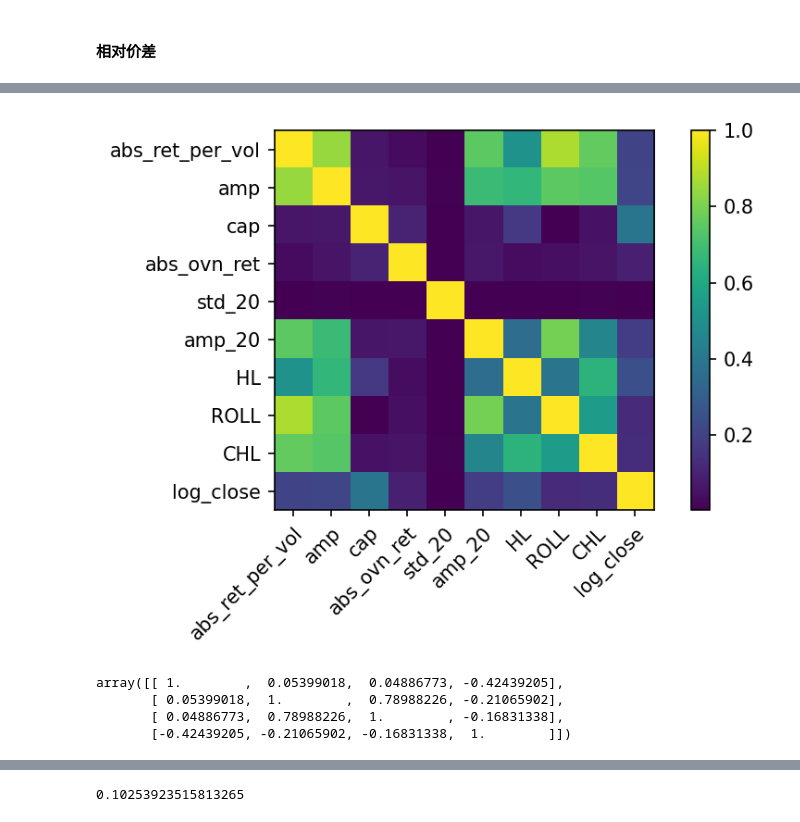
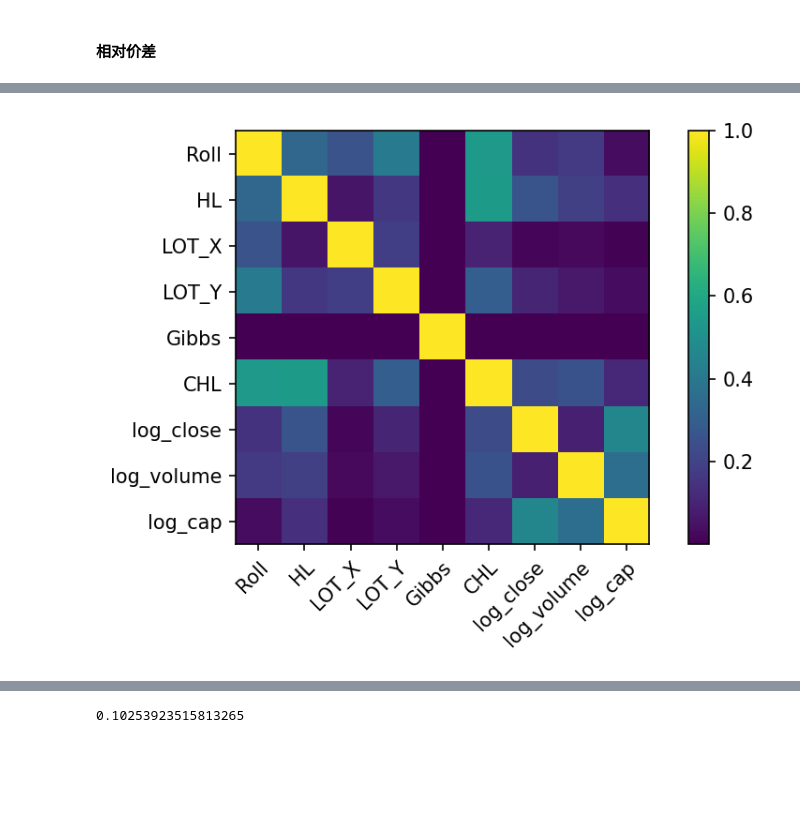
Before and after one commit to GYMS-PKU/Low-Frequency-Spread-Estimator, a Jupyter notebook: notebook/特征相关性.ipynb, the cells around one changed output, grey strips where cells are left out. Cells and saved outputs as stored; diff of their text form; code cells hidden in the pictures; blank space fills up the shorter version.

```diff
--- a/notebook/特征相关性.ipynb
+++ b/notebook/特征相关性.ipynb
@@ -252,6 +218,5 @@ vif arg:  [2 9 7 5 3 6 8 1 4 0]
 # %%
-fea_names = np.array([ 'abs_ret_per_vol', 'amp', 'cap',
-             'abs_ovn_ret', 'std_20', 'amp_20', 'HL', 'ROLL', 'CHL', 'log_close'])
+fea_names = np.array([ 'Roll', 'HL', 'LOT_X', 'LOT_Y', 'Gibbs', 'CHL', 'log_close', 'log_volume', 'log_cap'])
 
 plt.figure(dpi=150)
 plt.xticks(np.arange(len(fea_names)), labels=fea_names,
@@ -291,7 +233,6 @@ array([[1.        , 0.97814828, 0.2927334 , 0.95827788, 0.98621244,
 # %%
-fea_se = [0, 4, 5, 8]
-fea_se = [i for i in range(10)]
-X = sm.add_constant(x_spread[:, fea_se])
+# fea_se = [0, 1, 2, 3, 4, 5, 7, 10, 11]
+X = sm.add_constant(x_spread)
 model = sm.OLS(y_spread*100,X)
 res = model.fit()
 res.summary()
@@ -325,8 +265,9 @@ OLS Regression Results
 Notes:
 [1] Standard Errors assume that the covariance matrix of the errors is correctly specified.
 # %%
-corr = [np.corrcoef(np.sum((x_test_spread[i].cpu().numpy() * res.params[1:]),axis=1) + res.params[0],
-             y_test_spread[i].cpu().numpy()[:,0])[0,1] for i in range(80)]
+fea_se = [0, 1, 2, 3, 4, 5, 7, 10, 11]
+corr = [np.corrcoef(np.sum((x_test_spread[i].cpu().numpy()[:, [0, 1, 2, 3, 4, 5, 7, 10, 11]] * res.params[1:]),axis=1) + res.params[0],
+             y_test_spread[i].cpu().numpy()[:,0])[0,1] for i in range(40)]
 
 np.mean(corr)
 # %% [output]
@@ -359,7 +293,7 @@ with open(r'D:\Documents\学习资料\本科毕业论文/data/target_rela.pkl',
     target = pickle.load(f)
 with open(r'D:\Documents\学习资料\本科毕业论文/data//close_top.pkl', 'rb') as f:
     close_top = pickle.load(f)
-x, y = get_train_data_cs(signal, target, univ & close_top)
+x, y = get_train_data_cs(signal, target, univ & close_top, 20, 160)
 xx = []
 for x_ in x:
     for i in range(x_.shape[1]):
@@ -368,7 +302,7 @@ for x_ in x:
     xx.append(x_)
 x = xx
 
-x_test_rela, y_test_rela = get_train_data_cs(signal, target, univ & close_top, 80, 160)
+x_test_rela, y_test_rela = get_train_data_cs(signal, target, univ & close_top, 160, 200)
 xx = []
 for x_ in x_test_rela:
     for i in range(x_.shape[1]):
@@ -378,12 +312,22 @@ for x_ in x_test_rela:
 x_test_rela = xx
 
 
-corr_mat_rela = np.eye(10) * len(x)
+corr_mat_rela = np.eye(9) * len(x)
 for i in tqdm(range(len(x))):
-    for j in range(9):
-        for k in range(j+1, 10):
-            corr_mat_rela[j, k] += np.corrcoef(x[i][:, j].cpu().numpy(), x[i][:, k].cpu().numpy())[0, 1]
-            corr_mat_rela[k, j] += np.corrcoef(x[i][:, j].cpu().numpy(), x[i][:, k].cpu().numpy())[0, 1]
+    for j in range(8):
+        jj = [0, 1, 2, 3, 4, 5, 7, 10, 11][j]
+        for k in range(j+1, 9):
+            kk = [0, 1, 2, 3, 4, 5, 7, 10, 11][k]
+            a = x[i][:, jj].cpu().numpy()
+            b = x[i][:, kk].cpu().numpy()
+            a[np.isnan(a)] = 0
+            b[np.isnan(b)] = 0
+            corr = np.corrcoef(a, b)[0, 1]
+            if np.isnan(corr):
+                corr = 0
+
+            corr_mat_rela[j, k] += corr
+            corr_mat_rela[k, j] += corr
 corr_mat_rela /= len(x)
 # %%
 x_rela = np.vstack([xx.cpu().numpy() for xx in x])
@@ -407,24 +353,14 @@ vif arg:  [4 3 9 2 6 5 8 1 7 0]
 # %%
-fea_names = [ 'abs_ret_per_vol', 'amp', 'cap',
-             'abs_ovn_ret', 'std_20', 'amp_20', 'HL', 'ROLL', 'CHL', 'log_close']
-
 plt.figure(dpi=150)
 plt.xticks(np.arange(len(fea_names)), labels=fea_names,
                      rotation=45, rotation_mode="anchor", ha="right")
 plt.yticks(np.arange(len(fea_names)), labels=fea_names)
 
 
 plt.imshow(np.abs(corr_mat_rela))
 plt.tight_layout()
 plt.colorbar()
 plt.show()
 # %% [output]
-[figure, old version]
+[figure, new version]
-# %%
-corr_mat_rela[:, fea_se][fea_se]
-# %% [output]
-array([[ 1.        ,  0.05399018,  0.04886773, -0.42439205],
-       [ 0.05399018,  1.        ,  0.78988226, -0.21065902],
-       [ 0.04886773,  0.78988226,  1.        , -0.16831338],
-       [-0.42439205, -0.21065902, -0.16831338,  1.        ]])
 # %%
```
Also changed, not shown: parts of 14 cells of this notebook, 3 other files.
